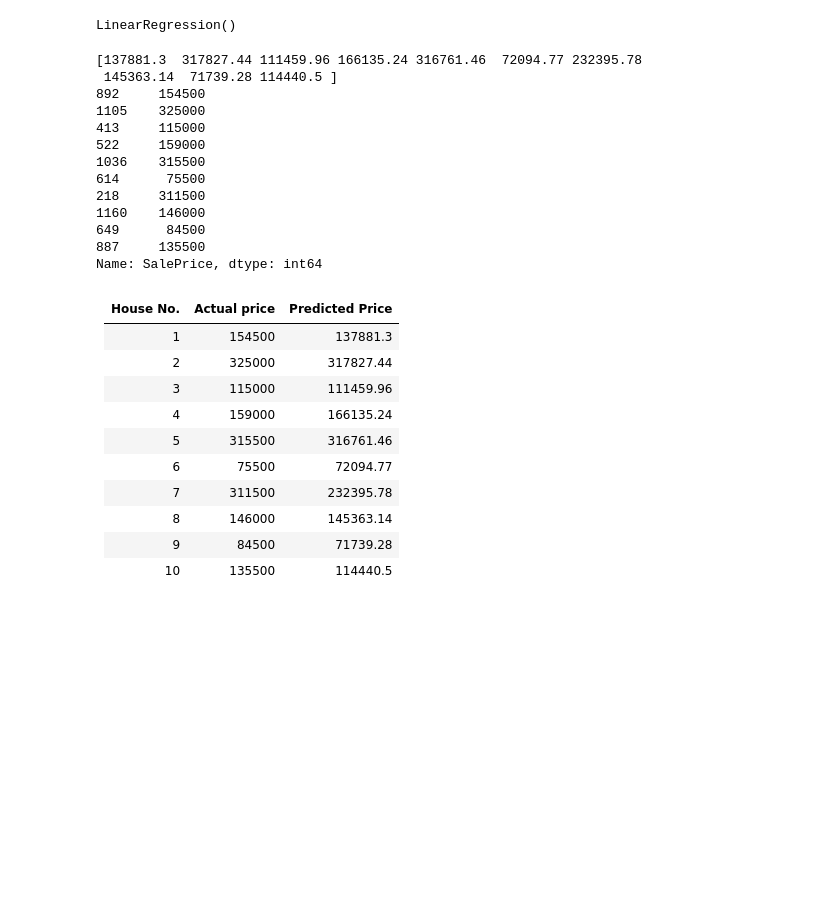
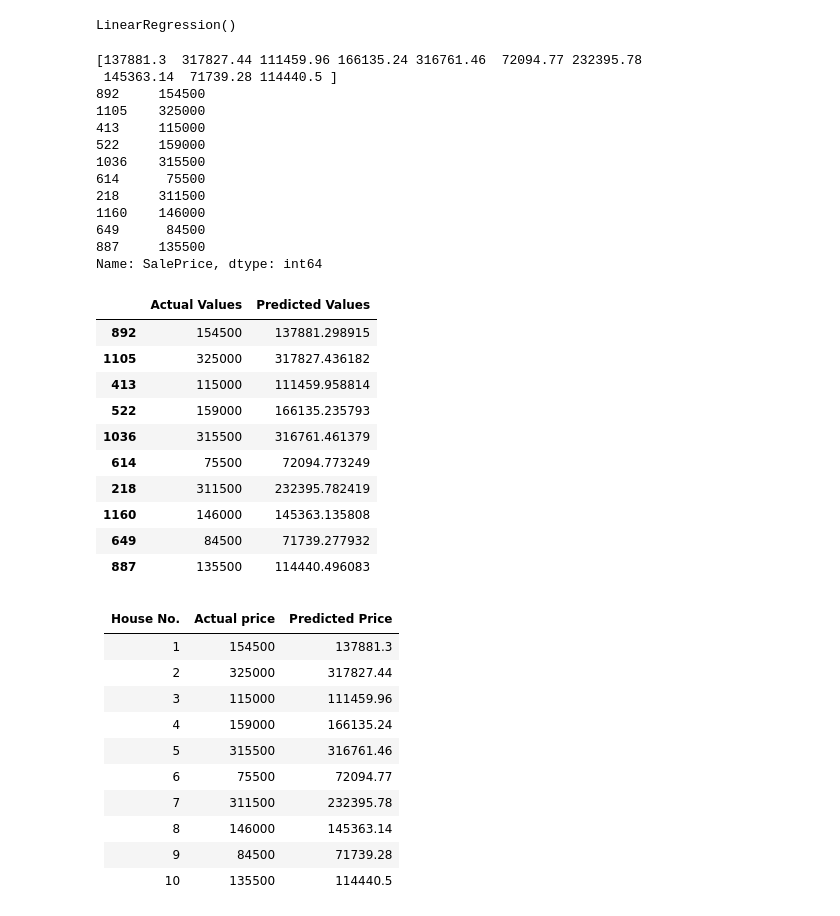
Before and after one commit to noormangi17/ML-Tasks, a Jupyter notebook: Lab5/lab5_FatehNoor_house_price.ipynb, the cells around one changed output. Drawn from its saved outputs; the diff is of its cells as text; code cells hidden in the pictures; blank space fills up the shorter version.

```diff
--- a/Lab5/lab5_FatehNoor_house_price.ipynb
+++ b/Lab5/lab5_FatehNoor_house_price.ipynb
@@ -150,22 +150,38 @@ LinearRegression()
 # %%
 #task8
 y_pred=lr.predict(x_test)
 print(y_pred[:10].round(2))
 print(y_test[:10])
+table=pd.DataFrame({
+    "Actual Values":y_test[:10],
+    "Predicted Values": y_pred[:10]
+})
+table
 # %% [output]
 [137881.3  317827.44 111459.96 166135.24 316761.46  72094.77 232395.78
  145363.14  71739.28 114440.5 ]
 892     154500
 1105    325000
 413     115000
 522     159000
 1036    315500
 614      75500
 218     311500
 1160    146000
 649      84500
 887     135500
 Name: SalePrice, dtype: int64
+|  | Actual Values | Predicted Values |
+| 892 | 154500 | 137881.298915 |
+| 1105 | 325000 | 317827.436182 |
+| 413 | 115000 | 111459.958814 |
+| 522 | 159000 | 166135.235793 |
+| 1036 | 315500 | 316761.461379 |
+| 614 | 75500 | 72094.773249 |
+| 218 | 311500 | 232395.782419 |
+| 1160 | 146000 | 145363.135808 |
+| 649 | 84500 | 71739.277932 |
+| 887 | 135500 | 114440.496083 |
 # %% [markdown]
 | House No. | Actual price | Predicted Price |
 |---:|---:|---:|
```
Also changed, not shown: parts of 2 cells of this notebook, 5 other files.
